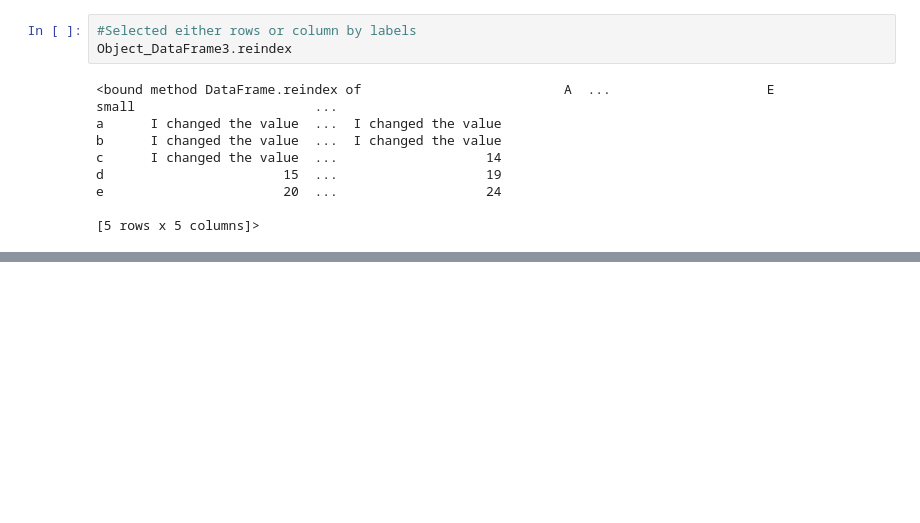
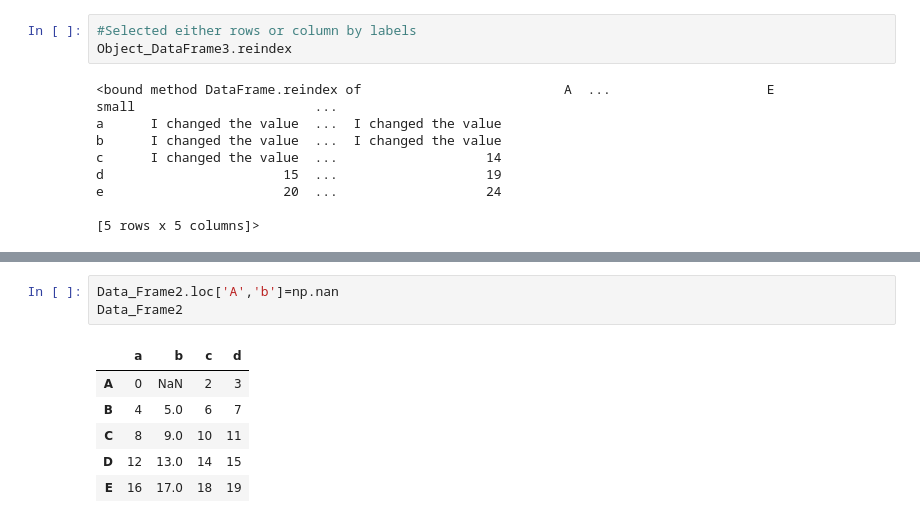
Before and after one commit to alekhaya99/Pandas_Tutorial, a Jupyter notebook: Pandas_Tutorial_2.ipynb, the cells around one changed output, grey strips where cells are left out. Drawn from its saved outputs; the diff is of its cells as text; blank space fills up the shorter version.

```diff
--- a/Pandas_Tutorial_2.ipynb
+++ b/Pandas_Tutorial_2.ipynb
@@ -439,0 +534,10 @@ e                       20  ...                   24
+# %%
+Data_Frame2.loc['A','b']=np.nan
+Data_Frame2
+# %% [output]
+|  | a | b | c | d |
+| A | 0 | NaN | 2 | 3 |
+| B | 4 | 5.0 | 6 | 7 |
+| C | 8 | 9.0 | 10 | 11 |
+| D | 12 | 13.0 | 14 | 15 |
+| E | 16 | 17.0 | 18 | 19 |
```
Also changed, not shown: parts of 21 cells of this notebook.
